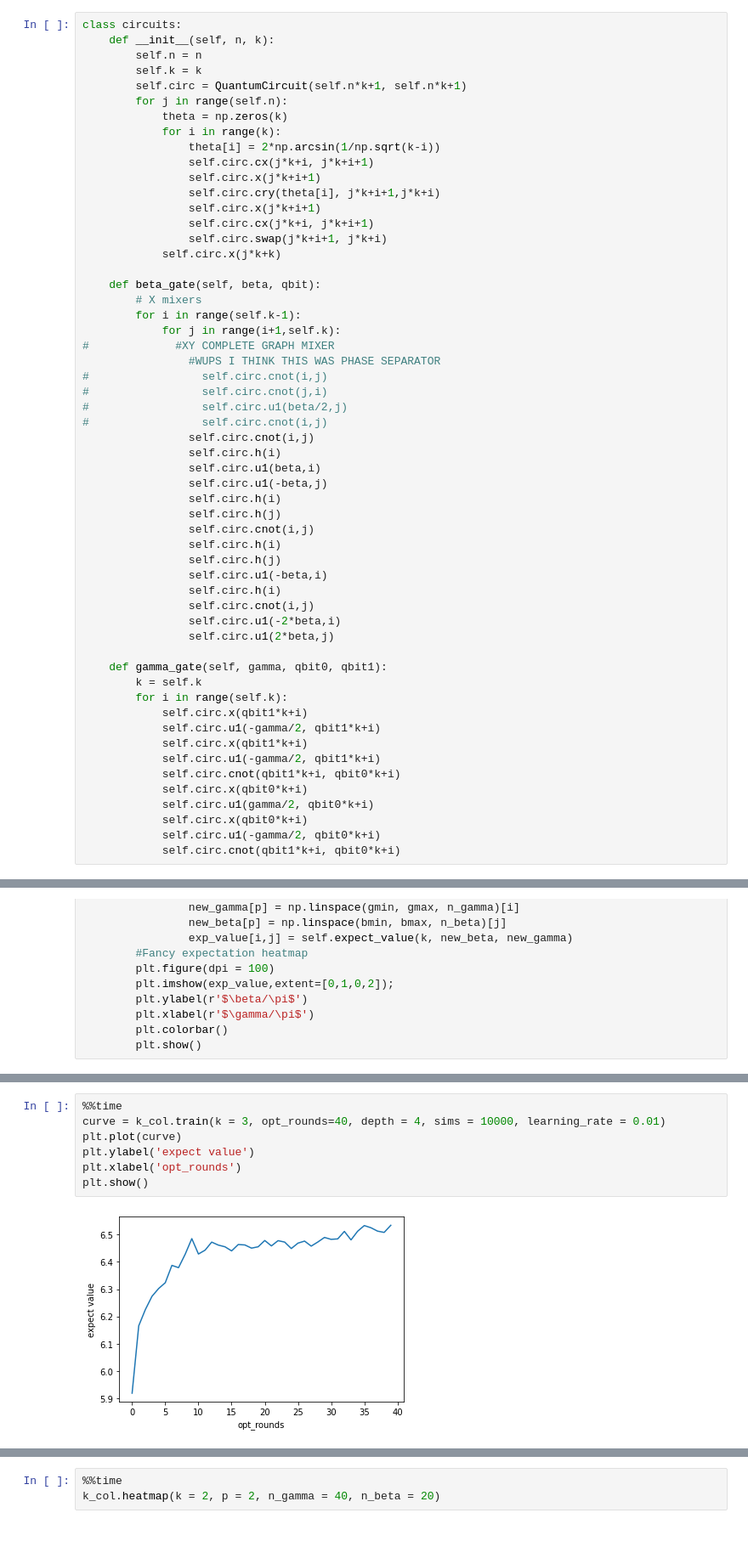
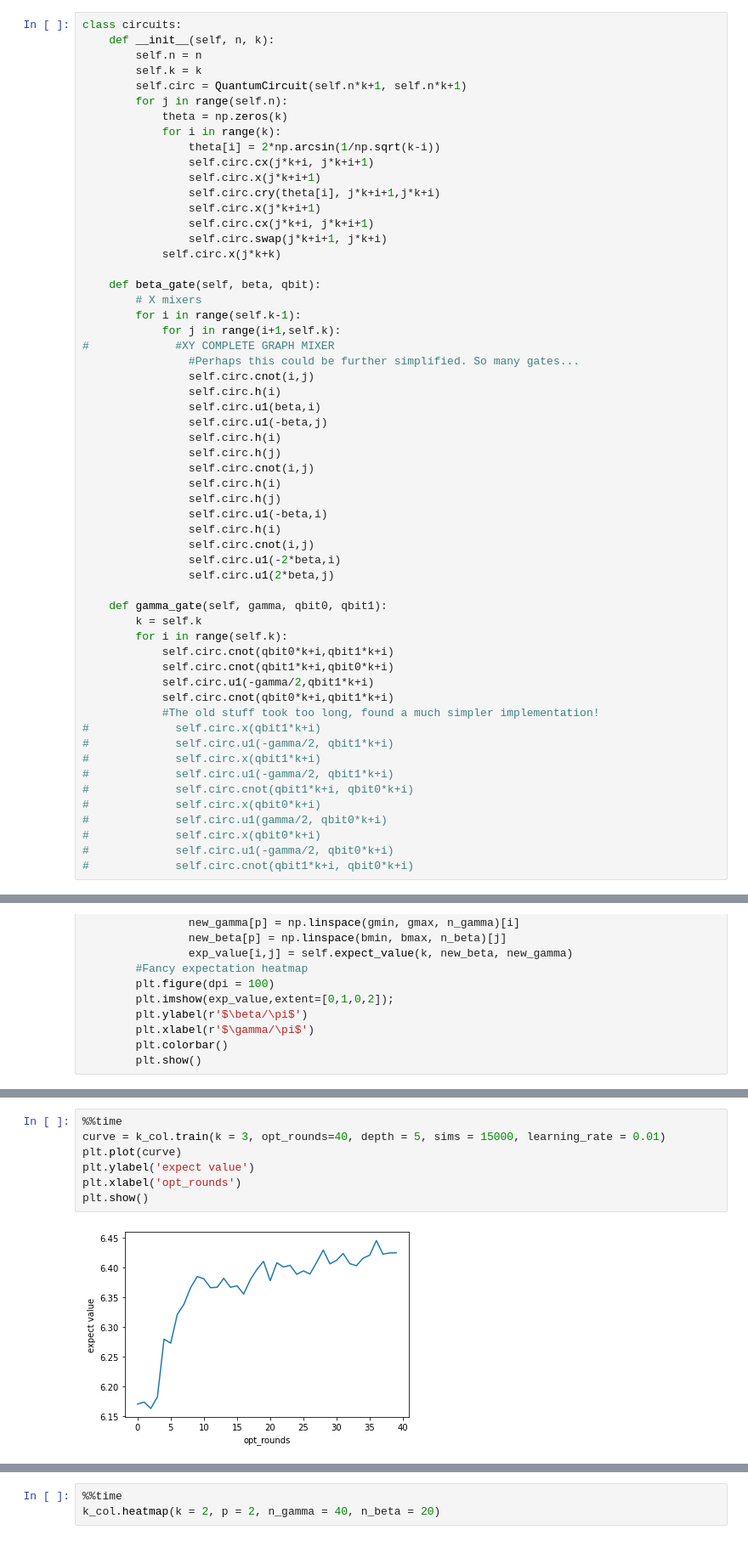
Before and after one commit to XunyiZhao/Quantum_Information_Project, a Jupyter notebook: k-colorable-subgraph.ipynb, the cells around one changed output, grey strips where cells are left out. Shown at 85% size. Cells and saved outputs as stored; diff of their text form.

```diff
--- a/k-colorable-subgraph.ipynb
+++ b/k-colorable-subgraph.ipynb
@@ -52,11 +52,7 @@ class circuits:
         for i in range(self.k-1):
             for j in range(i+1,self.k):
 #             #XY COMPLETE GRAPH MIXER
-                #WUPS I THINK THIS WAS PHASE SEPARATOR
-#                 self.circ.cnot(i,j)
-#                 self.circ.cnot(j,i)
-#                 self.circ.u1(beta/2,j)
-#                 self.circ.cnot(i,j)
+                #Perhaps this could be further simplified. So many gates...
                 self.circ.cnot(i,j)
                 self.circ.h(i)
                 self.circ.u1(beta,i)
@@ -75,16 +71,21 @@ class circuits:
     def gamma_gate(self, gamma, qbit0, qbit1):
         k = self.k
         for i in range(self.k):
-            self.circ.x(qbit1*k+i)
-            self.circ.u1(-gamma/2, qbit1*k+i)
-            self.circ.x(qbit1*k+i)
-            self.circ.u1(-gamma/2, qbit1*k+i)
-            self.circ.cnot(qbit1*k+i, qbit0*k+i)
-            self.circ.x(qbit0*k+i)
-            self.circ.u1(gamma/2, qbit0*k+i)
-            self.circ.x(qbit0*k+i)
-            self.circ.u1(-gamma/2, qbit0*k+i)
-            self.circ.cnot(qbit1*k+i, qbit0*k+i)
+            self.circ.cnot(qbit0*k+i,qbit1*k+i)
+            self.circ.cnot(qbit1*k+i,qbit0*k+i)
+            self.circ.u1(-gamma/2,qbit1*k+i)
+            self.circ.cnot(qbit0*k+i,qbit1*k+i)
+            #The old stuff took too long, found a much simpler implementation!
+#             self.circ.x(qbit1*k+i)
+#             self.circ.u1(-gamma/2, qbit1*k+i)
+#             self.circ.x(qbit1*k+i)
+#             self.circ.u1(-gamma/2, qbit1*k+i)
+#             self.circ.cnot(qbit1*k+i, qbit0*k+i)
+#             self.circ.x(qbit0*k+i)
+#             self.circ.u1(gamma/2, qbit0*k+i)
+#             self.circ.x(qbit0*k+i)
+#             self.circ.u1(-gamma/2, qbit0*k+i)
+#             self.circ.cnot(qbit1*k+i, qbit0*k+i)
 # %%
 class k_color:
     def __init__(self, G):
@@ -210,9 +211,9 @@ k_col.draw()
 # %%
 %%time
-curve = k_col.train(k = 3, opt_rounds=40, depth = 4, sims = 10000, learning_rate = 0.01)
+curve = k_col.train(k = 3, opt_rounds=40, depth = 5, sims = 15000, learning_rate = 0.01)
 plt.plot(curve)
 plt.ylabel('expect value')
 plt.xlabel('opt_rounds')
 plt.show()
 # %% [output]
-[figure, old version]
+[figure, new version]
```
Also changed, not shown: parts of 5 cells of this notebook.
